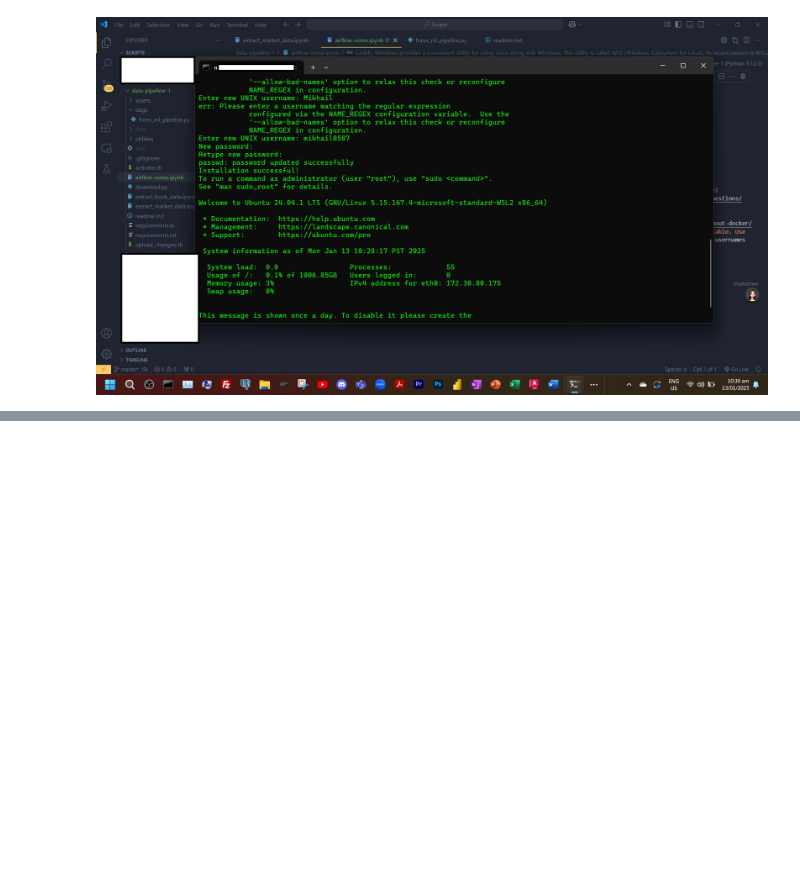
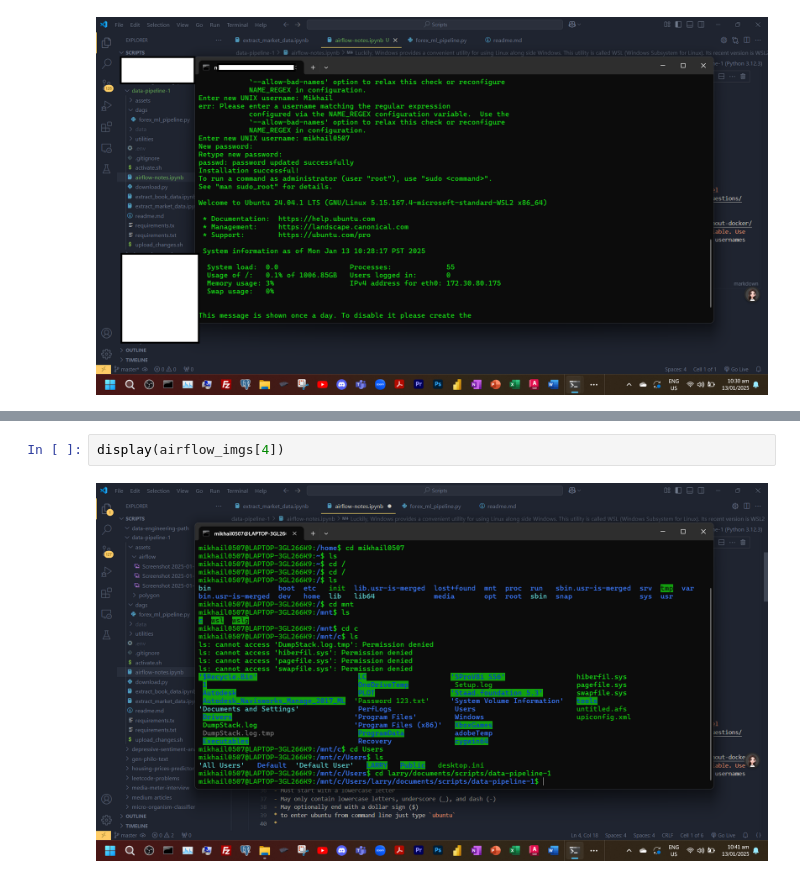
Before and after one commit to 08Aristodemus24/data-pipeline-1, a Jupyter notebook: airflow-notes.ipynb, the cells around one changed output, grey strips where cells are left out. Saved outputs shown, nothing was run; the diff lists cells and outputs as text; blank space fills up the shorter version.

```diff
--- a/airflow-notes.ipynb
+++ b/airflow-notes.ipynb
@@ -63,0 +69,4 @@ display(airflow_imgs[2])
+# %%
+display(airflow_imgs[4])
+# %% [output]
+[figure, added]
```
Also changed, not shown: parts of 7 cells of this notebook, 15 other files.
